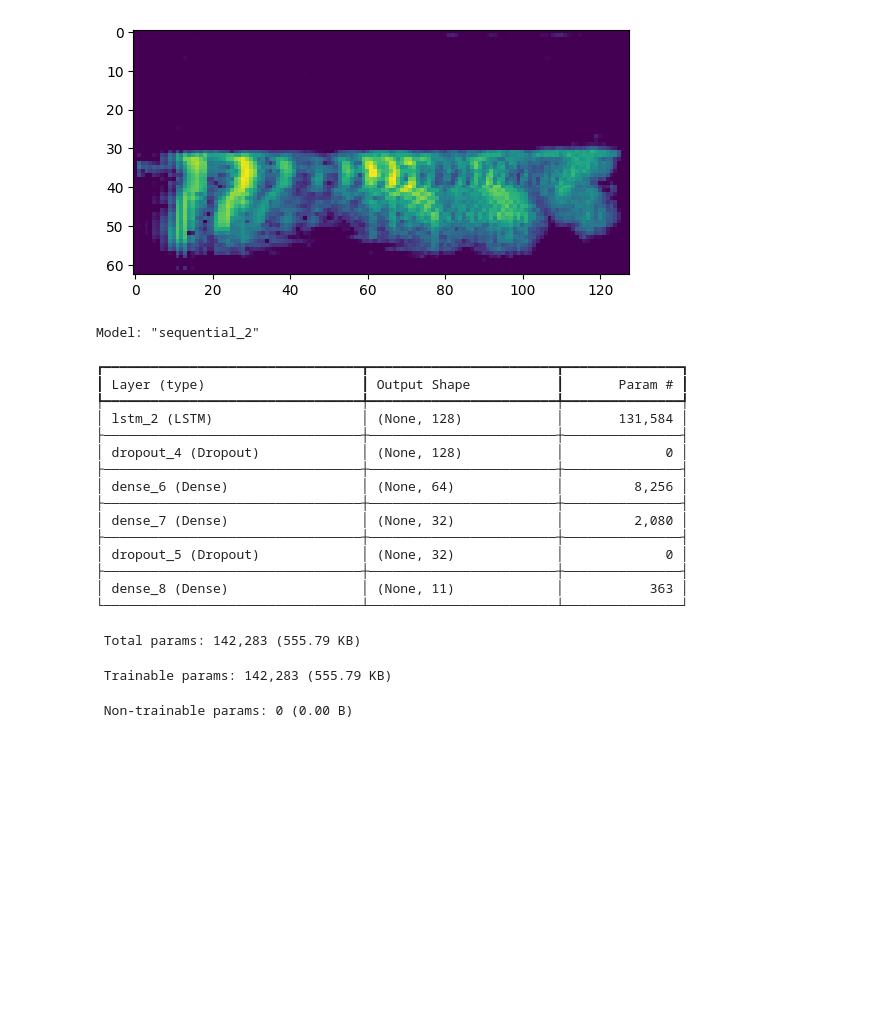
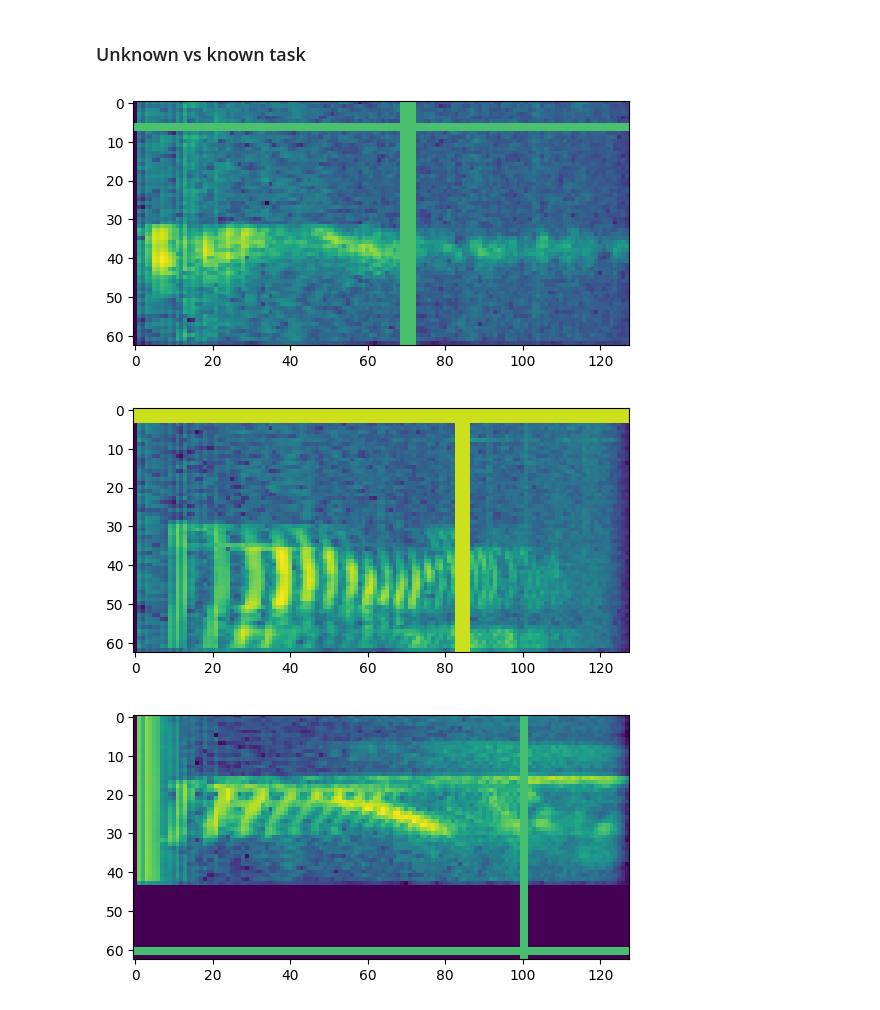
Before and after one commit to izabelatelejko/2024L-Deep-Learning-P2-Transformers, a Jupyter notebook: Project_2.ipynb, the cells around one changed output. Cells and saved outputs as stored; diff of their text form; code cells hidden in the pictures; blank space fills up the shorter version.

```diff
--- a/Project_2.ipynb
+++ b/Project_2.ipynb
@@ -112,11 +94,31 @@ def preprocess_data_into_specs(ds):
+# %%
+audio_with_augmented = np.load("augmented_data.npy")
+labels_with_augmented = np.load("augmented_labels.npy")
+# %% [markdown]
+### Unknown vs known task
+# %%
+labels_known_vs_unknown = np.zeros(labels_with_augmented.shape)
+labels_known_vs_unknown[labels_with_augmented != 10] = 0
+labels_known_vs_unknown[labels_with_augmented == 10] = 1
+
+known_vs_unknown_ds = tf.data.Dataset.from_tensor_slices((audio_with_augmented, labels_known_vs_unknown))
+known_vs_unknown_val_ds = val_ds.map(lambda x, y: (x, map_val_labels(y)))
 # %%
-spec_train_ds = preprocess_data_into_specs(train_ds)
-spec_val_ds = preprocess_data_into_specs(val_ds)
+spec_train_ds = preprocess_data_into_specs(known_vs_unknown_ds)
+spec_val_ds = preprocess_data_into_specs(known_vs_unknown_val_ds)
+# %%
+spec_train_ds = spec_train_ds.map(
+    map_func=lambda audio,label: (tfio.audio.freq_mask(audio, param=5), label),
+    num_parallel_calls=tf.data.AUTOTUNE)
+
+spec_train_ds = spec_train_ds.map(
+    map_func=lambda audio,label: (tfio.audio.time_mask(audio, param=5), label),
+    num_parallel_calls=tf.data.AUTOTUNE)
 # %%
-for example_spec_audio, example_spec_labels in spec_train_ds.take(10):
-    print(example_spec_audio.shape)
+for example_spec_audio, example_spec_labels in spec_train_ds.take(3):
+    plt.imshow(example_spec_audio.numpy())
+    plt.show()
+# %% [output]
+[figure, added]
+[figure, added]
+[figure, added]
-# %%
-plt.imshow(example_spec_audio[39].numpy())
-plt.show()
-# %% [output]
-[figure, removed]
@@ -129,27 +145,5 @@ model.add(Dense(64, activation='relu'))
 model.add(Dense(32, activation='relu'))
 model.add(Dropout(0.4))
 model.add(Dense(11, activation='softmax'))
-model.summary()
-
-# layers.Bidirectional(layers.LSTM(20), merge_mode="sum")
+# model.summary()
-# %% [output]
-Model: "sequential_2"
-┏━━━━━━━━━━━━━━━━━━━━━━━━━━━━━━━━━┳━━━━━━━━━━━━━━━━━━━━━━━━┳━━━━━━━━━━━━━━━┓
-┃ Layer (type)                    ┃ Output Shape           ┃       Param # ┃
-┡━━━━━━━━━━━━━━━━━━━━━━━━━━━━━━━━━╇━━━━━━━━━━━━━━━━━━━━━━━━╇━━━━━━━━━━━━━━━┩
-│ lstm_2 (LSTM)                   │ (None, 128)            │       131,584 │
-├─────────────────────────────────┼────────────────────────┼───────────────┤
-│ dropout_4 (Dropout)             │ (None, 128)            │             0 │
-├─────────────────────────────────┼────────────────────────┼───────────────┤
-│ dense_6 (Dense)                 │ (None, 64)             │         8,256 │
-├─────────────────────────────────┼────────────────────────┼───────────────┤
-│ dense_7 (Dense)                 │ (None, 32)             │         2,080 │
-├─────────────────────────────────┼────────────────────────┼───────────────┤
-│ dropout_5 (Dropout)             │ (None, 32)             │             0 │
-├─────────────────────────────────┼────────────────────────┼───────────────┤
-│ dense_8 (Dense)                 │ (None, 11)             │           363 │
-└─────────────────────────────────┴────────────────────────┴───────────────┘
- Total params: 142,283 (555.79 KB)
- Trainable params: 142,283 (555.79 KB)
- Non-trainable params: 0 (0.00 B)
 # %%
```
Also changed, not shown: parts of 18 cells of this notebook, 1 other file.
